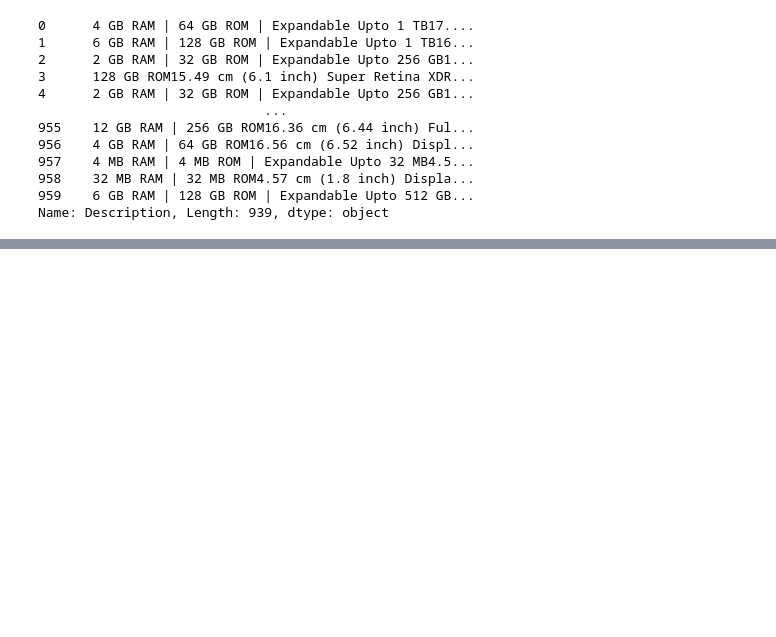
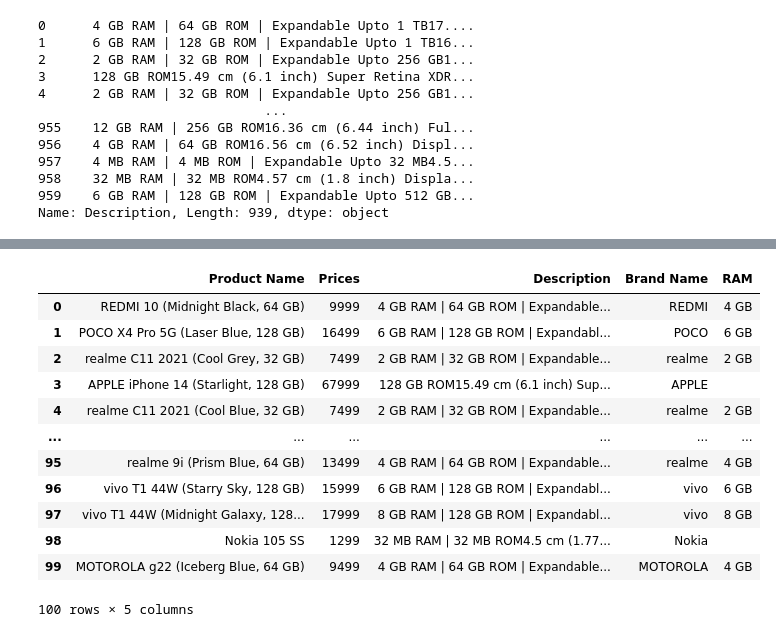
Before and after one commit to Gourav-Bangad/DSCI, a Jupyter notebook: Analysis.ipynb, the cells around one changed output, grey strips where cells are left out. Saved outputs shown, nothing was run; the diff lists cells and outputs as text; code cells hidden in the pictures; blank space fills up the shorter version.

```diff
--- a/Analysis.ipynb
+++ b/Analysis.ipynb
@@ -164,3 +164,5 @@ df['Description']
 958    32 MB RAM | 32 MB ROM4.57 cm (1.8 inch) Displa...
 959    6 GB RAM | 128 GB ROM | Expandable Upto 512 GB...
 Name: Description, Length: 939, dtype: object
+# %%
+df['RAM'] = df['Description'].str.split('RAM').str[0]
@@ -166,0 +178,4 @@ Name: Description, Length: 939, dtype: object
+# %%
+for i in df.index:
+              if(len(df['RAM'][i])>5):
+                            df['RAM'][i] = ''
@@ -166,0 +196,16 @@ Name: Description, Length: 939, dtype: object
+# %%
+df.head(100)
+# %% [output]
+|  | Product Name | Prices | Description | Brand Name | RAM |
+| 0 | REDMI 10 (Midnight Black, 64 GB) | 9999 | 4 GB RAM | 64 GB ROM | Expandable... | REDMI | 4 GB |
+| 1 | POCO X4 Pro 5G (Laser Blue, 128 GB) | 16499 | 6 GB RAM | 128 GB ROM | Expandabl... | POCO | 6 GB |
+| 2 | realme C11 2021 (Cool Grey, 32 GB) | 7499 | 2 GB RAM | 32 GB ROM | Expandable... | realme | 2 GB |
+| 3 | APPLE iPhone 14 (Starlight, 128 GB) | 67999 | 128 GB ROM15.49 cm (6.1 inch) Sup... | APPLE |  |
+| 4 | realme C11 2021 (Cool Blue, 32 GB) | 7499 | 2 GB RAM | 32 GB ROM | Expandable... | realme | 2 GB |
+| ... | ... | ... | ... | ... | ... |
+| 95 | realme 9i (Prism Blue, 64 GB) | 13499 | 4 GB RAM | 64 GB ROM | Expandable... | realme | 4 GB |
+| 96 | vivo T1 44W (Starry Sky, 128 GB) | 15999 | 6 GB RAM | 128 GB ROM | Expandabl... | vivo | 6 GB |
+| 97 | vivo T1 44W (Midnight Galaxy, 128... | 17999 | 8 GB RAM | 128 GB ROM | Expandabl... | vivo | 8 GB |
+| 98 | Nokia 105 SS | 1299 | 32 MB RAM | 32 MB ROM4.5 cm (1.77... | Nokia |  |
+| 99 | MOTOROLA g22 (Iceberg Blue, 64 GB) | 9499 | 4 GB RAM | 64 GB ROM | Expandable... | MOTOROLA | 4 GB |
+100 rows × 5 columns
```
Also changed, not shown: parts of 11 cells of this notebook, 4 other files.
